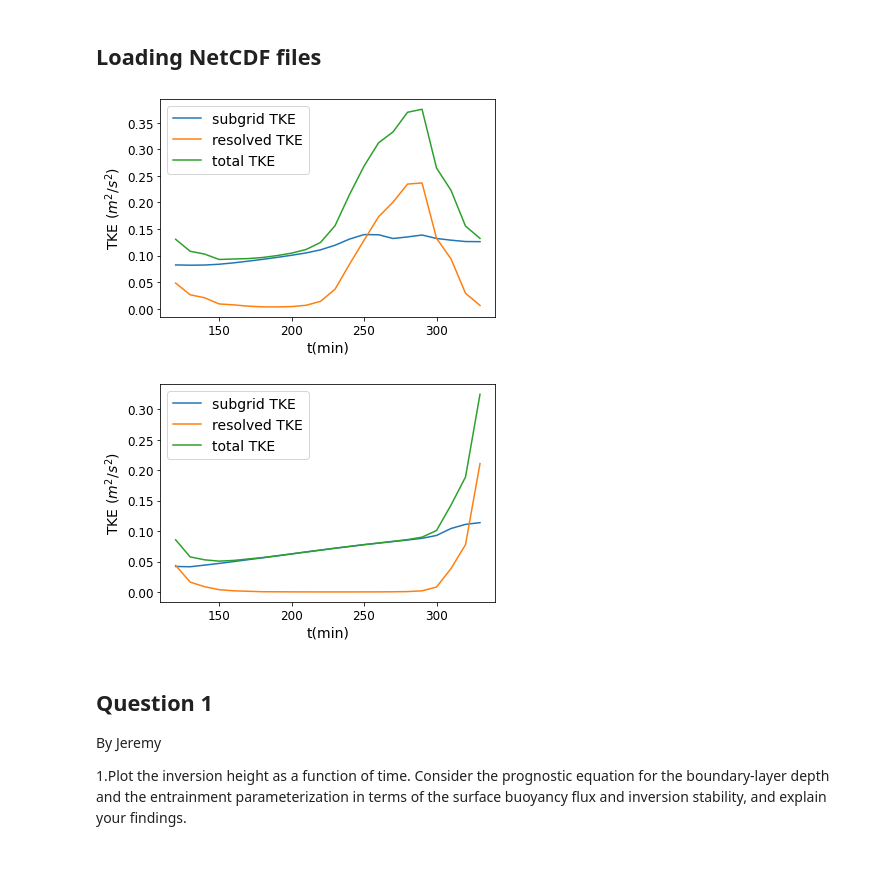
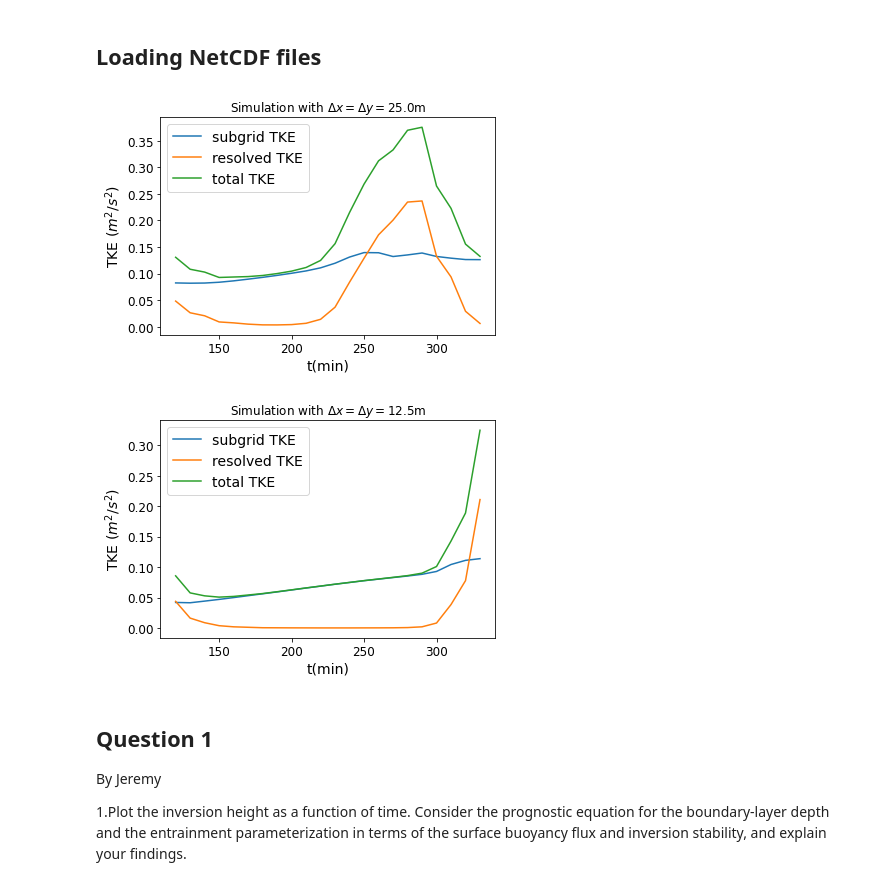
Before and after one commit to wouterkoks/hw2_files, a Jupyter notebook: HW2_3.ipynb, the cells around one changed output. Cells and saved outputs as stored; diff of their text form; code cells hidden in the pictures.

Commit message:
added title

```diff
--- a/HW2_3.ipynb
+++ b/HW2_3.ipynb
@@ -27,35 +27,36 @@ def read_moments(nr):
     for line in Lines:
         count += 1
         if ((count - 18) % 135) == 0:
     #         print("Line{}: {}".format(count, line.strip()))
             sfs_tke.append(float(Lines[count].split()[12]))
             uu.append(float(Lines[count].split()[7]))
             vv.append(float(Lines[count].split()[8]))
             ww.append(float(Lines[count].split()[10]))
             j += 1
 
     uu = np.array(uu)[t_start:]
     vv = np.array(vv)[t_start:]
     ww = np.array(ww)[t_start:]
     sfs_tke = np.array(sfs_tke)[t_start:]
     t = np.arange(num_t)[t_start:] * 10 + 10
     res_tke = (uu + vv + ww) / 2
     plt.figure()
     plt.plot(t, sfs_tke, label='subgrid TKE')
     plt.plot(t, res_tke, label='resolved TKE')
     plt.plot(t, sfs_tke + res_tke, label='total TKE')
     plt.legend(fontsize=14)
     plt.xlabel('t(min)', fontsize=14)
     plt.xticks(fontsize=12)
     plt.yticks(fontsize=12)
     plt.ylabel(r'TKE ($m^2/s^2$)', fontsize=14)
+    plt.title(r'Simulation with $\Delta x=\Delta y=$' + str(np.round(3.125* 2**(nr), 4))+'m')
     plt.show()
 
 read_moments(3)
 read_moments(2)
 # %% [output]
-[figure, old version]
+[figure, new version]
-[figure, old version]
+[figure, new version]
 # %% [markdown]
 ## Question 1
 By Jeremy
```
